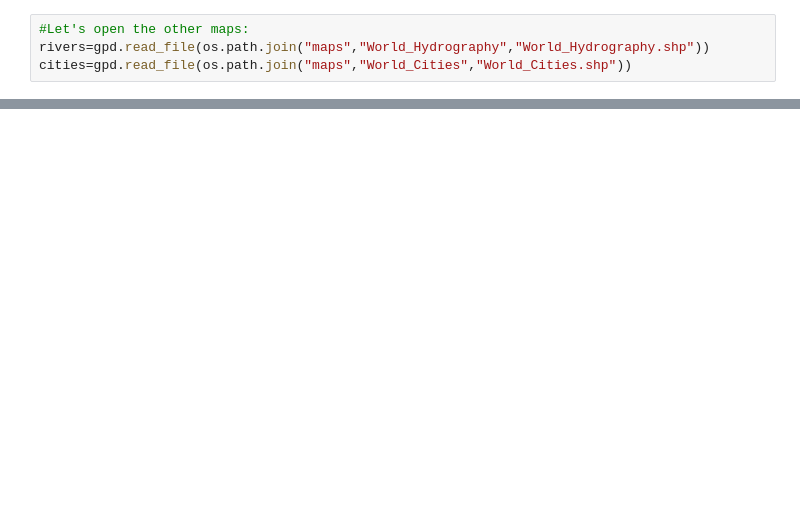
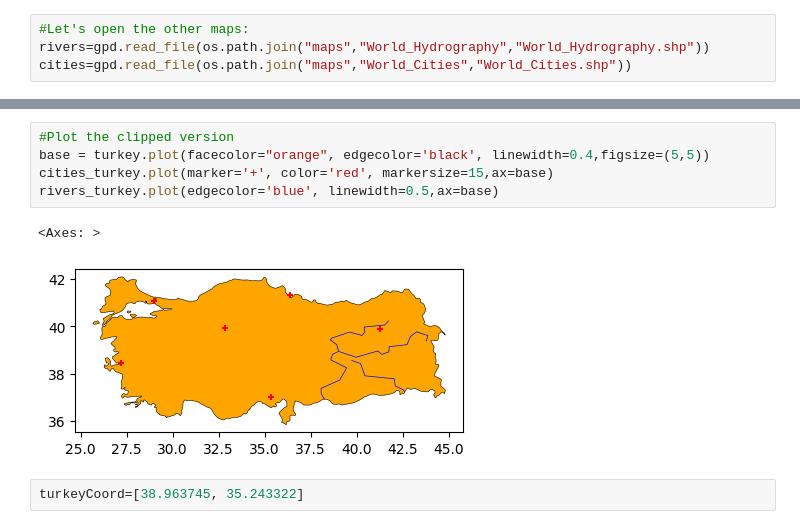
Before and after one commit to 1IAS21-Tarea/simpleplot, a Jupyter notebook: Evalucion2.ipynb, the cells around one changed output, grey strips where cells are left out. Drawn from its saved outputs; the diff is of its cells as text; blank space fills up the shorter version.

```diff
--- a/Evalucion2.ipynb
+++ b/Evalucion2.ipynb
@@ -248,0 +95,10 @@ m
+# %%
+#Plot the clipped version
+base = turkey.plot(facecolor="orange", edgecolor='black', linewidth=0.4,figsize=(5,5))
+cities_turkey.plot(marker='+', color='red', markersize=15,ax=base)
+rivers_turkey.plot(edgecolor='blue', linewidth=0.5,ax=base)
+# %% [output]
+<Axes: >
+[figure, added]
+# %%
+turkeyCoord=[38.963745, 35.243322]
```
Also changed, not shown: parts of 56 cells of this notebook, 1 other file.
